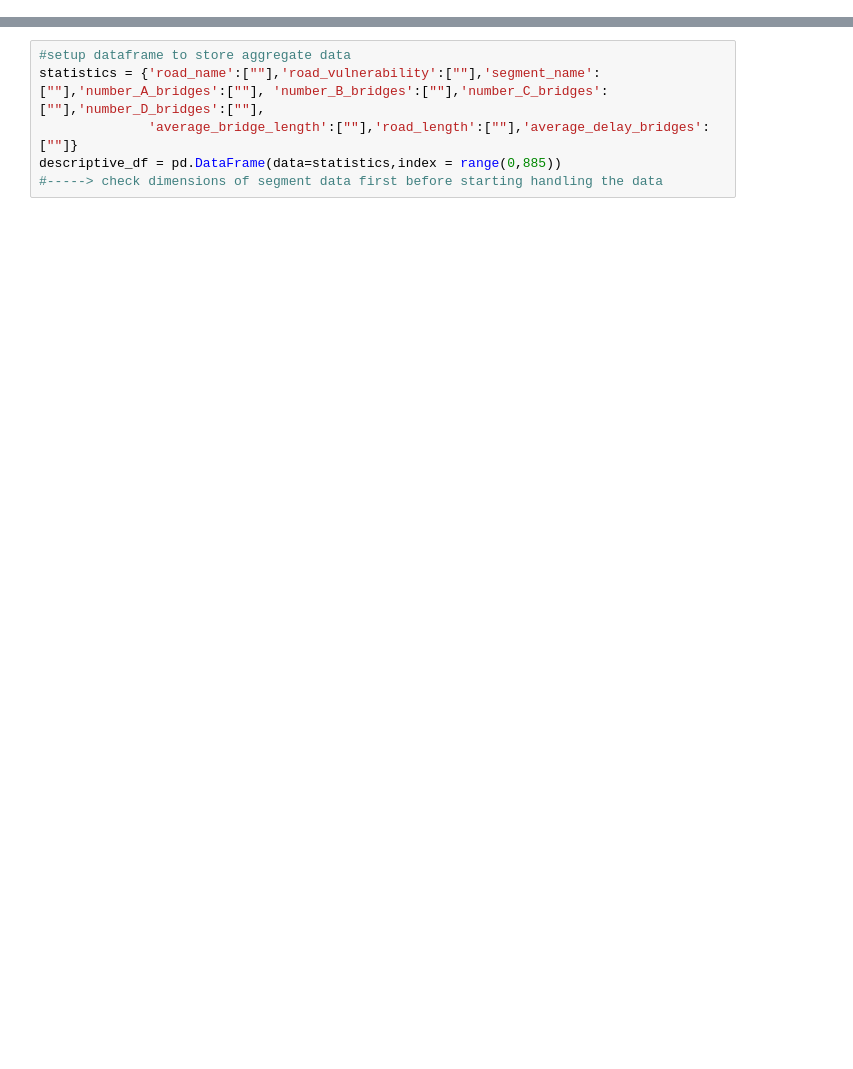
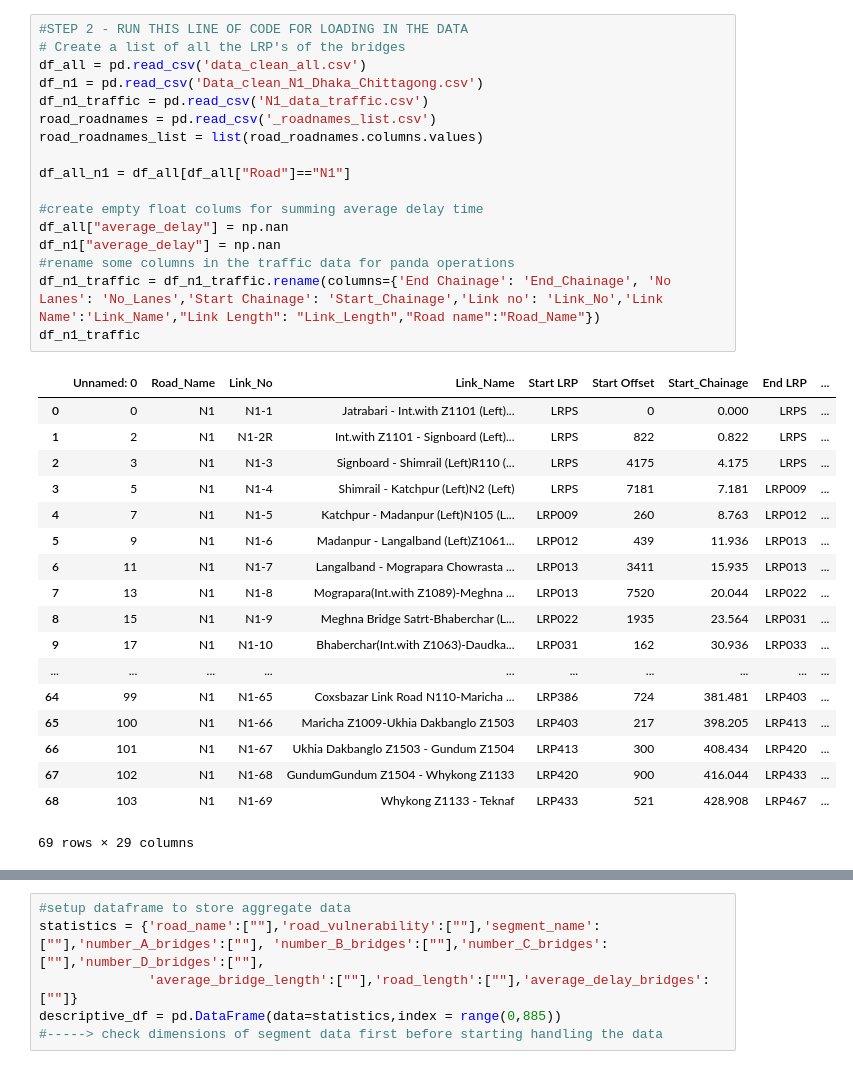
Before and after one commit to lauracrowley97/bangly-deshy, a Jupyter notebook: Assignment 3/Part 3/Calculate criticality & vulneratbility.ipynb, the cells around one changed output, grey strips where cells are left out. Drawn from its saved outputs; the diff is of its cells as text; blank space fills up the shorter version.

Commit message:
Updated scripts for linking the data

```diff
--- a/Assignment 3/Part 3/Calculate criticality & vulneratbility.ipynb
+++ b/Assignment 3/Part 3/Calculate criticality & vulneratbility.ipynb
@@ -29 +39,37 @@ plotly.tools.set_credentials_file(username='itjallingii', api_key='hiFqLEhfwSwdD
+# %%
+#STEP 2 - RUN THIS LINE OF CODE FOR LOADING IN THE DATA
+# Create a list of all the LRP's of the bridges
+df_all = pd.read_csv('data_clean_all.csv')
+df_n1 = pd.read_csv('Data_clean_N1_Dhaka_Chittagong.csv')
+df_n1_traffic = pd.read_csv('N1_data_traffic.csv')
+road_roadnames = pd.read_csv('_roadnames_list.csv')
+road_roadnames_list = list(road_roadnames.columns.values)
+
+df_all_n1 = df_all[df_all["Road"]=="N1"]
+
+#create empty float colums for summing average delay time
+df_all["average_delay"] = np.nan
+df_n1["average_delay"] = np.nan
+#rename some columns in the traffic data for panda operations
+df_n1_traffic = df_n1_traffic.rename(columns={'End Chainage': 'End_Chainage', 'No Lanes': 'No_Lanes','Start Chainage': 'Start_Chainage','Link no': 'Link_No','Link Name':'Link_Name',"Link Length": "Link_Length","Road name":"Road_Name"})
+df_n1_traffic
+# %% [output]
+|  | Unnamed: 0 | Road_Name | Link_No | Link_Name | Start LRP | Start Offset | Start_Chainage | End LRP | ... |
+| 0 | 0 | N1 | N1-1 | Jatrabari - Int.with Z1101 (Left)... | LRPS | 0 | 0.000 | LRPS | ... |
+| 1 | 2 | N1 | N1-2R | Int.with Z1101 - Signboard (Left)... | LRPS | 822 | 0.822 | LRPS | ... |
+| 2 | 3 | N1 | N1-3 | Signboard - Shimrail (Left)R110 (... | LRPS | 4175 | 4.175 | LRPS | ... |
+| 3 | 5 | N1 | N1-4 | Shimrail - Katchpur (Left)N2 (Left) | LRPS | 7181 | 7.181 | LRP009 | ... |
+| 4 | 7 | N1 | N1-5 | Katchpur - Madanpur (Left)N105 (L... | LRP009 | 260 | 8.763 | LRP012 | ... |
+| 5 | 9 | N1 | N1-6 | Madanpur - Langalband (Left)Z1061... | LRP012 | 439 | 11.936 | LRP013 | ... |
+| 6 | 11 | N1 | N1-7 | Langalband - Mograpara Chowrasta ... | LRP013 | 3411 | 15.935 | LRP013 | ... |
+| 7 | 13 | N1 | N1-8 | Mograpara(Int.with Z1089)-Meghna ... | LRP013 | 7520 | 20.044 | LRP022 | ... |
+| 8 | 15 | N1 | N1-9 | Meghna Bridge Satrt-Bhaberchar (L... | LRP022 | 1935 | 23.564 | LRP031 | ... |
+| 9 | 17 | N1 | N1-10 | Bhaberchar(Int.with Z1063)-Daudka... | LRP031 | 162 | 30.936 | LRP033 | ... |
+| ... | ... | ... | ... | ... | ... | ... | ... | ... | ... |
+| 64 | 99 | N1 | N1-65 | Coxsbazar Link Road N110-Maricha ... | LRP386 | 724 | 381.481 | LRP403 | ... |
+| 65 | 100 | N1 | N1-66 | Maricha Z1009-Ukhia Dakbanglo Z1503 | LRP403 | 217 | 398.205 | LRP413 | ... |
+| 66 | 101 | N1 | N1-67 | Ukhia Dakbanglo Z1503 - Gundum Z1504 | LRP413 | 300 | 408.434 | LRP420 | ... |
+| 67 | 102 | N1 | N1-68 | GundumGundum Z1504 - Whykong Z1133 | LRP420 | 900 | 416.044 | LRP433 | ... |
+| 68 | 103 | N1 | N1-69 | Whykong Z1133 - Teknaf | LRP433 | 521 | 428.908 | LRP467 | ... |
+69 rows × 29 columns
 # %%
```
Also changed, not shown: parts of 12 cells of this notebook.
